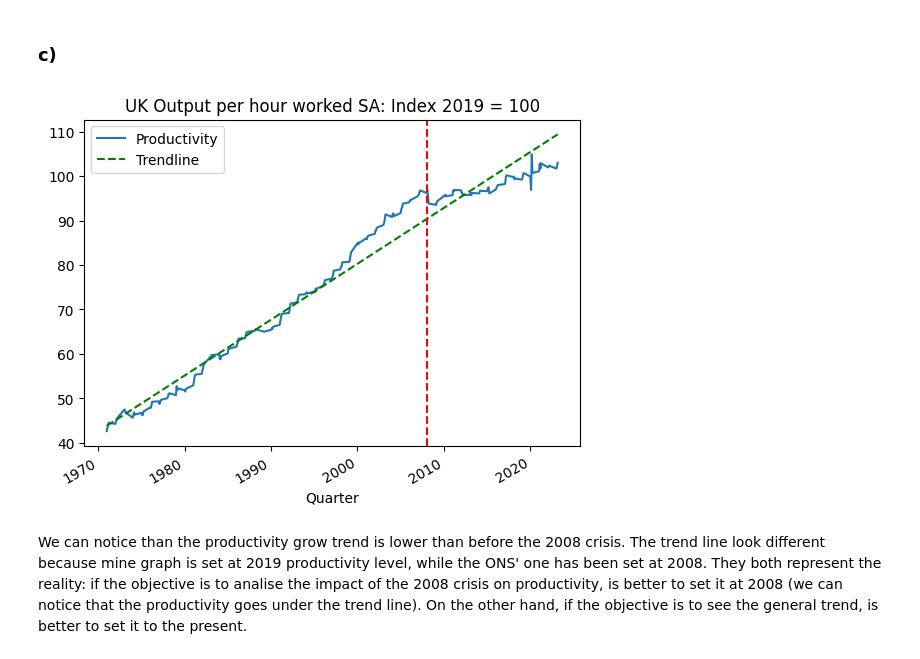
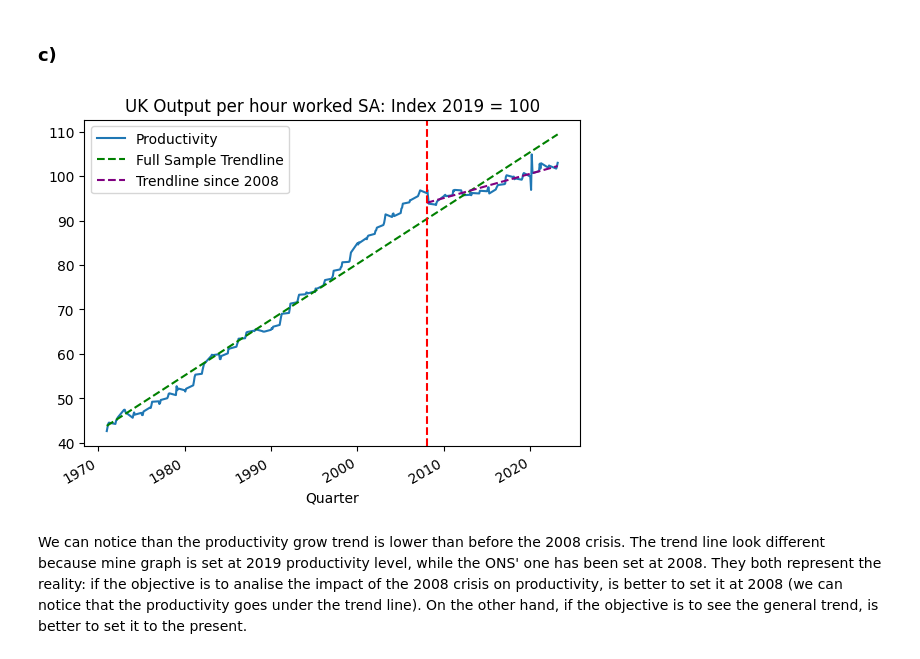
Before and after one commit to chiesastefano/dynamicModelingExercises, a Jupyter notebook: jupyter/exercise1.ipynb, the cells around one changed output. Saved outputs shown, nothing was run; the diff lists cells and outputs as text; code cells hidden in the pictures.

```diff
--- a/jupyter/exercise1.ipynb
+++ b/jupyter/exercise1.ipynb
@@ -65,19 +65,28 @@ In 2008, Productivity decreased and stagnated for a few years. Then it increased
 # %%
 x = df_p['Quarter'].astype(np.int64) // 10**9  # convert datetime to seconds since epoch
 y = df_p[df_p.columns[1]]
+
+df_p2008 = df_p[df_p['Quarter'].dt.year >= 2008]
+x2 = df_p2008['Quarter'].astype(np.int64) // 10**9
+y2 = df_p2008[df_p2008.columns[1]]
 
 coefficients = np.polyfit(x, y, 1)
 polynomial = np.poly1d(coefficients)
 trendline = polynomial(x)
 
+coefficients2 = np.polyfit(x2, y2, 1)
+polynomial2 = np.poly1d(coefficients2)
+trendline2 = polynomial2(x2)
+
 # plot
 df_p.plot(x='Quarter', y=df_p.columns[1], kind='line', title='UK Output per hour worked SA: Index 2019 = 100')
-plt.plot(df_p['Quarter'], trendline, color='green', linestyle='--')  # plot trend line
-plt.legend(["Productivity", "Trendline"])
+plt.plot(df_p['Quarter'], trendline, color='green', linestyle='--')  # plot full sample trend line
+plt.plot(df_p2008['Quarter'], trendline2, color='purple', linestyle='--')  # plot trend line since 2008
+plt.legend(["Productivity", "Full Sample Trendline", "Trendline since 2008"])
 plt.axvline(pd.Timestamp('2008'), color='red', linestyle='--')
 plt.show()
 # %% [output]
-[figure, old version]
+[figure, new version]
 # %% [markdown]
  We can notice than the productivity grow trend is lower than before the 2008 crisis.
  The trend line look different because mine graph is set at 2019 productivity level, while the ONS' one has been set at 2008.
```
